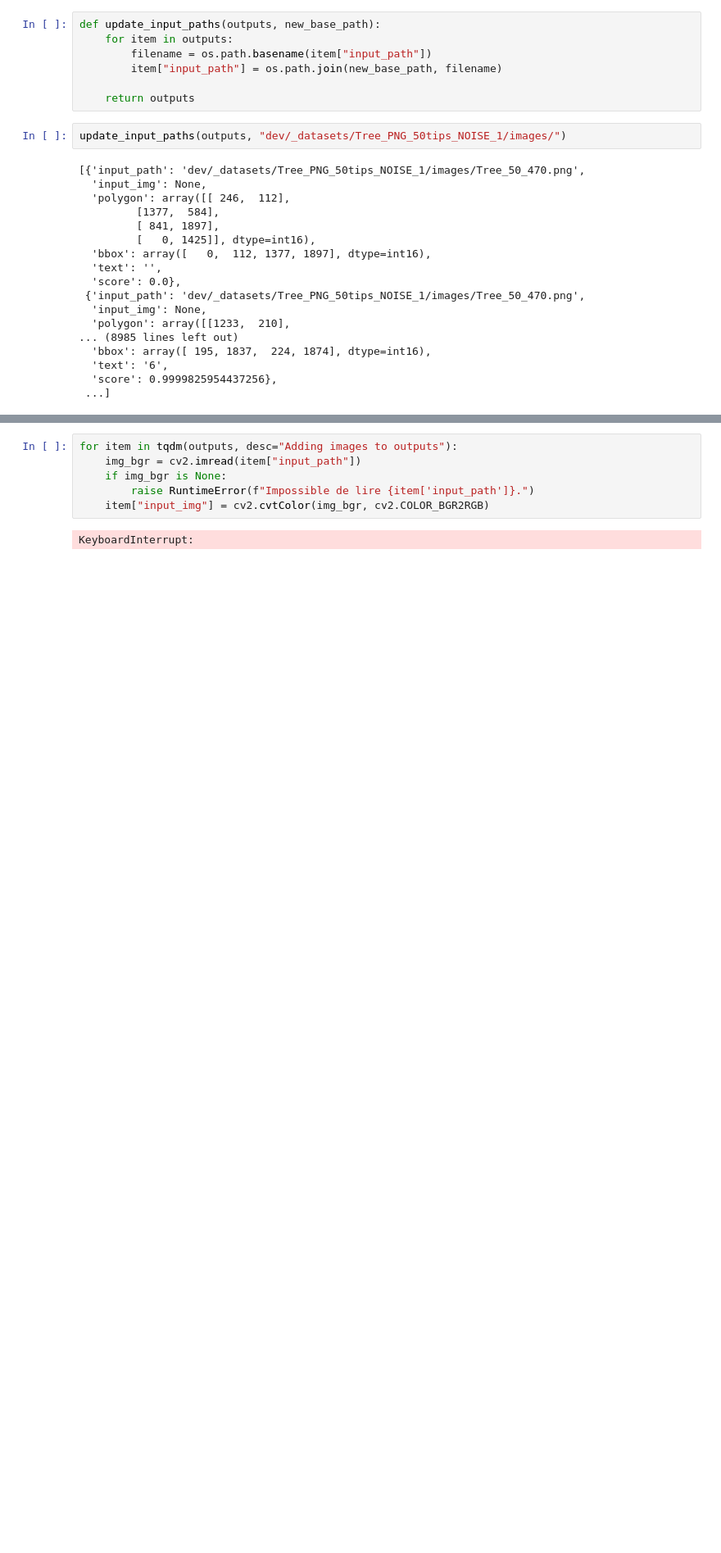
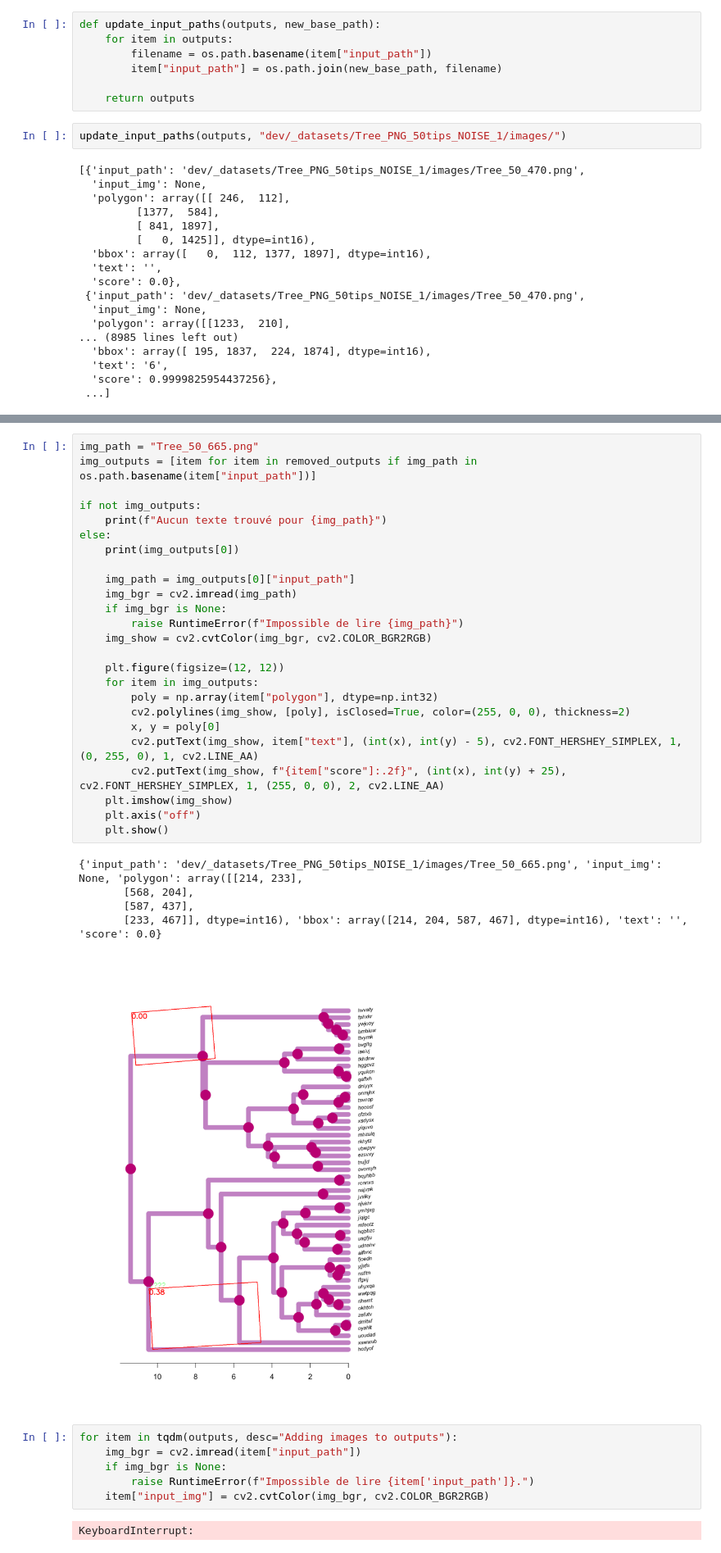
Before and after one commit to BDorian332/ITPT, a Jupyter notebook: dev/_notebooks/label_extraction_paddleocr.ipynb, the cells around one changed output, grey strips where cells are left out. Shown at 82% size. Drawn from its saved outputs; the diff is of its cells as text; blank space fills up the shorter version.

```diff
--- a/dev/_notebooks/label_extraction_paddleocr.ipynb
+++ b/dev/_notebooks/label_extraction_paddleocr.ipynb
@@ -356,3 +517,34 @@ update_input_paths(outputs, "dev/_datasets/Tree_PNG_50tips_NOISE_1/images/")
+# %%
+img_path = "Tree_50_665.png"
+img_outputs = [item for item in removed_outputs if img_path in os.path.basename(item["input_path"])]
+
+if not img_outputs:
+    print(f"Aucun texte trouvé pour {img_path}")
+else:
+    print(img_outputs[0])
+
+    img_path = img_outputs[0]["input_path"]
+    img_bgr = cv2.imread(img_path)
+    if img_bgr is None:
+        raise RuntimeError(f"Impossible de lire {img_path}")
+    img_show = cv2.cvtColor(img_bgr, cv2.COLOR_BGR2RGB)
+
+    plt.figure(figsize=(12, 12))
+    for item in img_outputs:
+        poly = np.array(item["polygon"], dtype=np.int32)
+        cv2.polylines(img_show, [poly], isClosed=True, color=(255, 0, 0), thickness=2)
+        x, y = poly[0]
+        cv2.putText(img_show, item["text"], (int(x), int(y) - 5), cv2.FONT_HERSHEY_SIMPLEX, 1, (0, 255, 0), 1, cv2.LINE_AA)
+        cv2.putText(img_show, f"{item["score"]:.2f}", (int(x), int(y) + 25), cv2.FONT_HERSHEY_SIMPLEX, 1, (255, 0, 0), 2, cv2.LINE_AA)
+    plt.imshow(img_show)
+    plt.axis("off")
+    plt.show()
+# %% [output]
+{'input_path': 'dev/_datasets/Tree_PNG_50tips_NOISE_1/images/Tree_50_665.png', 'input_img': None, 'polygon': array([[214, 233],
+       [568, 204],
+       [587, 437],
+       [233, 467]], dtype=int16), 'bbox': array([214, 204, 587, 467], dtype=int16), 'text': '', 'score': 0.0}
+[figure, added]
 # %%
 for item in tqdm(outputs, desc="Adding images to outputs"):
     img_bgr = cv2.imread(item["input_path"])
```
Also changed, not shown: parts of 14 cells of this notebook.
